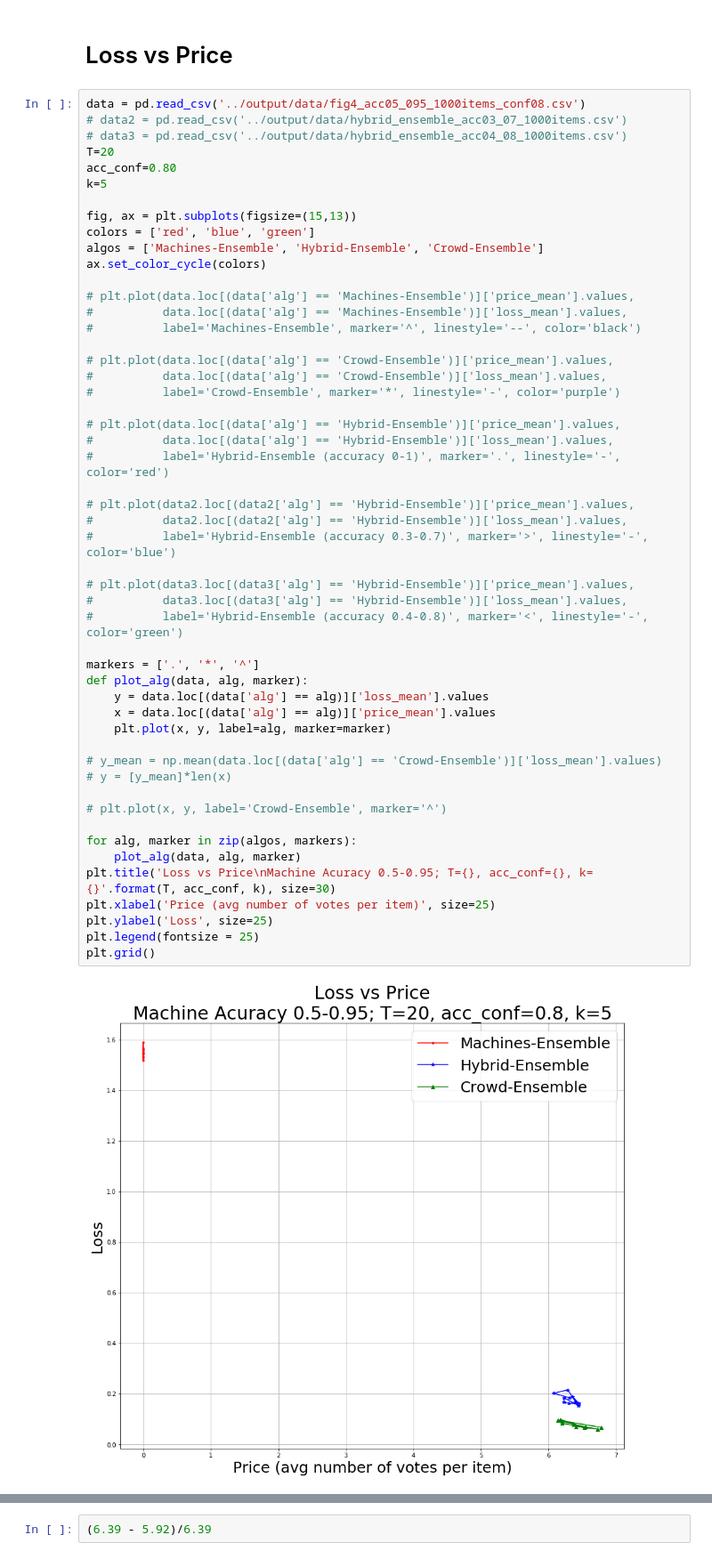
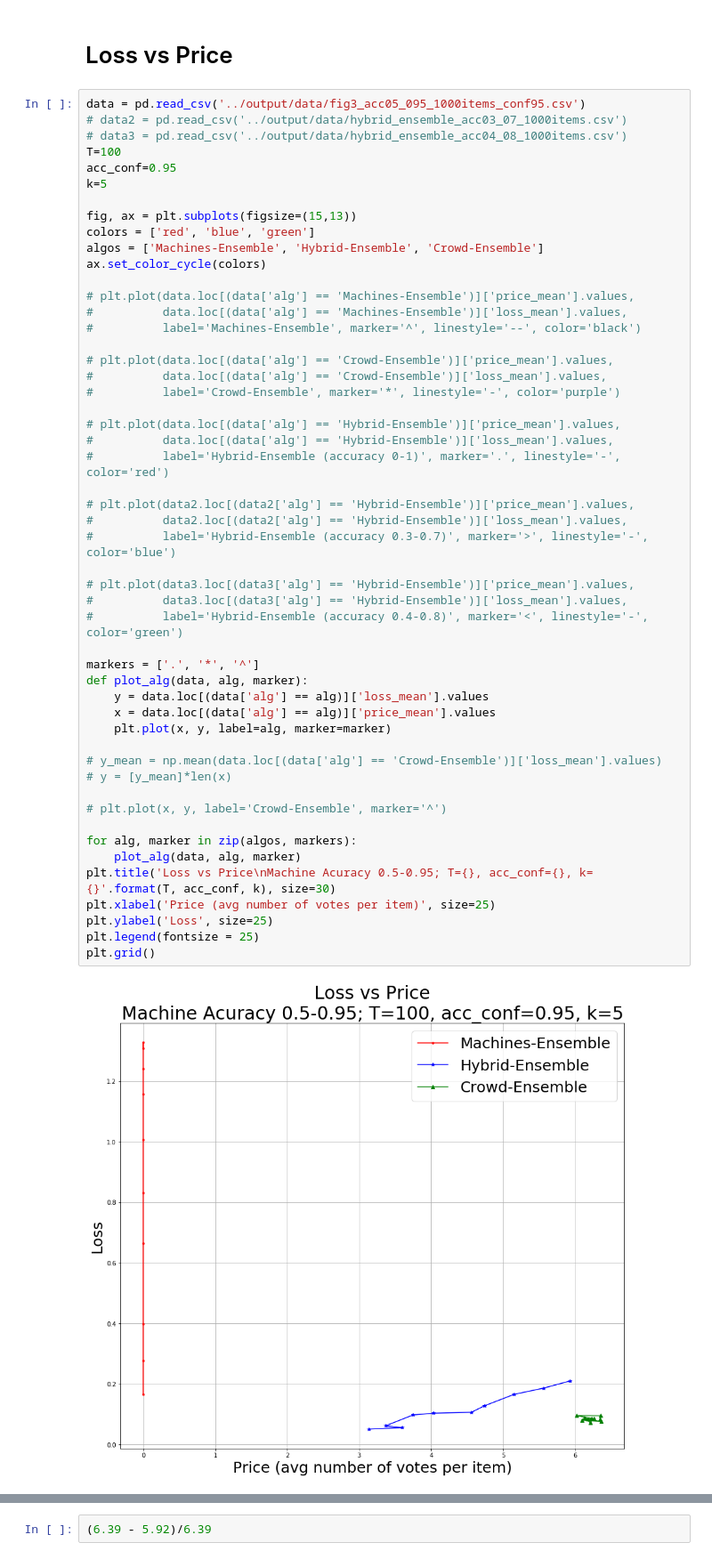
Before and after one commit to bahareharandizade/crowd-machine-collaboration-for-item-screening, a Jupyter notebook: visualisation_scripts/charts.ipynb, the cells around one changed output, grey strips where cells are left out. Shown: that part at 89% size. Cells and saved outputs as stored; diff of their text form.

```diff
--- a/visualisation_scripts/charts.ipynb
+++ b/visualisation_scripts/charts.ipynb
@@ -539,11 +539,11 @@ plt.grid()
 # %% [markdown]
 # Loss vs Price
 # %%
-data = pd.read_csv('../output/data/fig4_acc05_095_1000items_conf08.csv')
+data = pd.read_csv('../output/data/fig3_acc05_095_1000items_conf95.csv')
 # data2 = pd.read_csv('../output/data/hybrid_ensemble_acc03_07_1000items.csv')
 # data3 = pd.read_csv('../output/data/hybrid_ensemble_acc04_08_1000items.csv')
-T=20
-acc_conf=0.80
+T=100
+acc_conf=0.95
 k=5
 
 fig, ax = plt.subplots(figsize=(15,13))
@@ -563,34 +563,34 @@ ax.set_color_cycle(colors)
 #          data.loc[(data['alg'] == 'Hybrid-Ensemble')]['loss_mean'].values,
 #          label='Hybrid-Ensemble (accuracy 0-1)', marker='.', linestyle='-', color='red')
 
 # plt.plot(data2.loc[(data2['alg'] == 'Hybrid-Ensemble')]['price_mean'].values,
 #          data2.loc[(data2['alg'] == 'Hybrid-Ensemble')]['loss_mean'].values,
 #          label='Hybrid-Ensemble (accuracy 0.3-0.7)', marker='>', linestyle='-', color='blue')
 
 # plt.plot(data3.loc[(data3['alg'] == 'Hybrid-Ensemble')]['price_mean'].values,
 #          data3.loc[(data3['alg'] == 'Hybrid-Ensemble')]['loss_mean'].values,
 #          label='Hybrid-Ensemble (accuracy 0.4-0.8)', marker='<', linestyle='-', color='green')
 
 markers = ['.', '*', '^']
 def plot_alg(data, alg, marker):
     y = data.loc[(data['alg'] == alg)]['loss_mean'].values
     x = data.loc[(data['alg'] == alg)]['price_mean'].values
     plt.plot(x, y, label=alg, marker=marker)
 
 # y_mean = np.mean(data.loc[(data['alg'] == 'Crowd-Ensemble')]['loss_mean'].values)
 # y = [y_mean]*len(x)
 
 # plt.plot(x, y, label='Crowd-Ensemble', marker='^')
 
 for alg, marker in zip(algos, markers):
     plot_alg(data, alg, marker)
 plt.title('Loss vs Price\nMachine Acuracy 0.5-0.95; T={}, acc_conf={}, k={}'.format(T, acc_conf, k), size=30)
 plt.xlabel('Price (avg number of votes per item)', size=25)
 plt.ylabel('Loss', size=25)
 plt.legend(fontsize = 25)
 plt.grid()
 # %% [output]
-[figure, old version]
+[figure, new version]
 # %%
 fig, ax = plt.subplots(figsize=(15,13))
 colors = ['red', 'blue', 'green']
```
Also changed, not shown: parts of 1 cell of this notebook, 3 other files.
